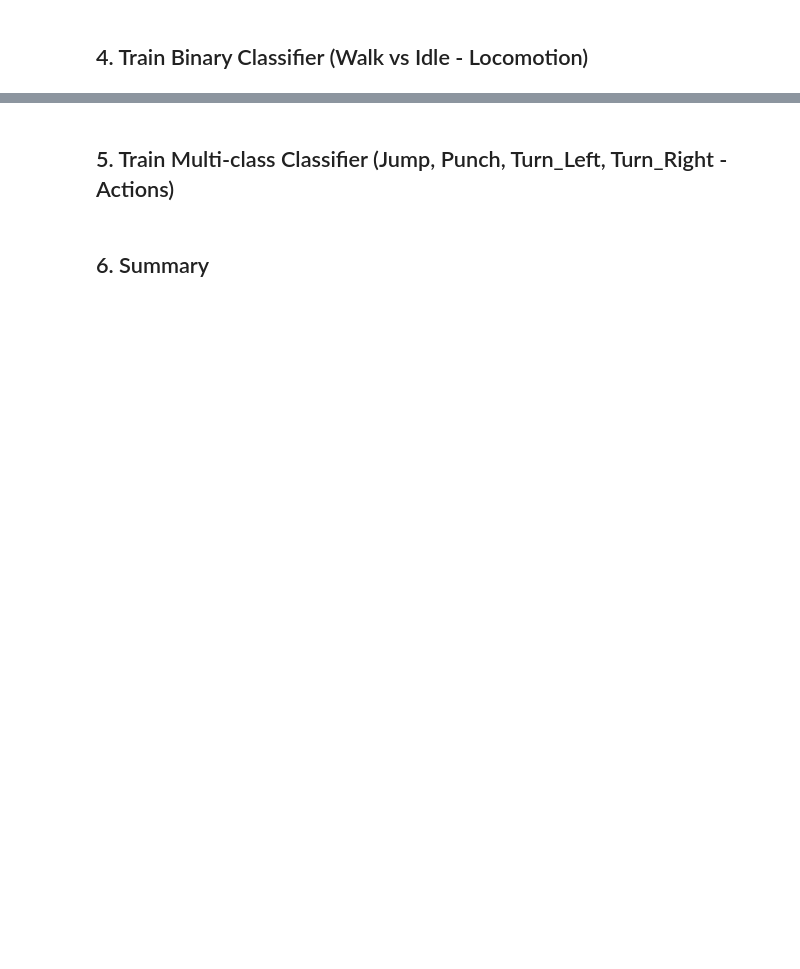
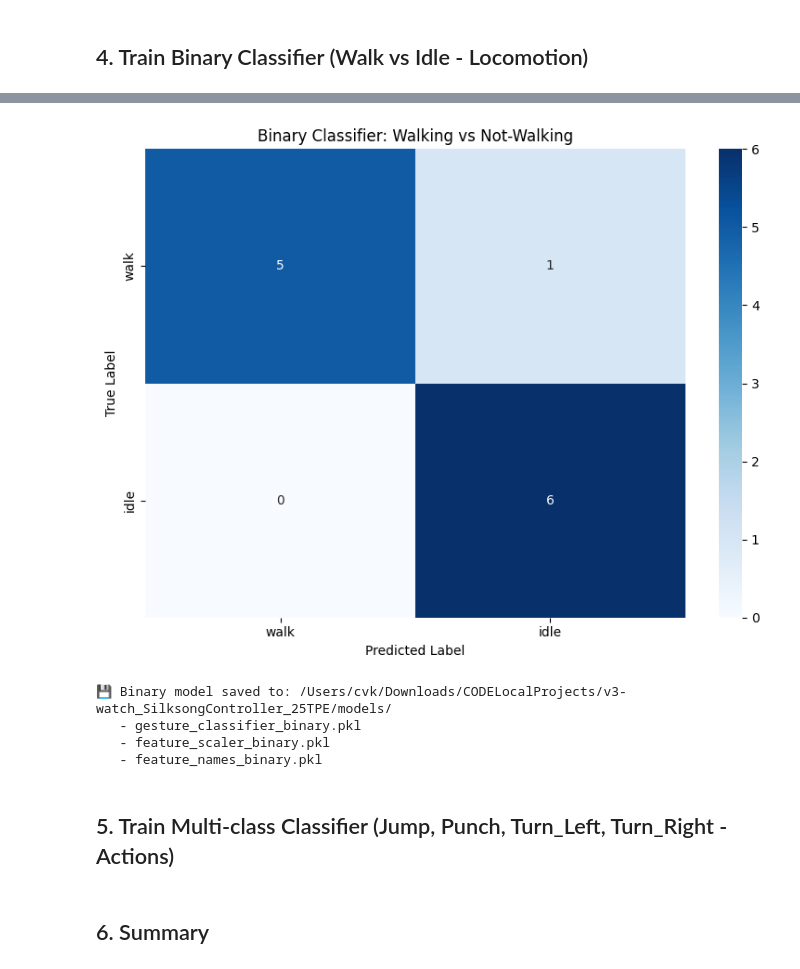
Before and after one commit to Furuta-Mototada/v3-watch_SilksongController_25TPE, a Jupyter notebook: notebooks/SVM_Local_Training.ipynb, the cells around one changed output, grey strips where cells are left out. Cells and saved outputs as stored; diff of their text form; code cells hidden in the pictures; blank space fills up the shorter version.

```diff
--- a/notebooks/SVM_Local_Training.ipynb
+++ b/notebooks/SVM_Local_Training.ipynb
@@ -58,13 +60,15 @@ RANDOM_SEED = 42
 np.random.seed(RANDOM_SEED)
 
 # Paths (adjust if needed)
-PROJECT_ROOT = Path(__file__).parent.parent if __file__ else Path.cwd().parent
+PROJECT_ROOT = Path(
+    "/Users/cvk/Downloads/CODELocalProjects/v3-watch_SilksongController_25TPE/"
+)
 DATA_DIR = PROJECT_ROOT / "data" / "organized_training"
 MODEL_OUTPUT_DIR = PROJECT_ROOT / "models"
 MODEL_OUTPUT_DIR.mkdir(exist_ok=True)
 
 # Training mode: 'BINARY', 'MULTICLASS', or 'BOTH'
-TRAINING_MODE = 'BOTH'  # Train both classifiers
+TRAINING_MODE = "BOTH"  # Train both classifiers
 
 print(f"📂 Project root: {PROJECT_ROOT}")
 print(f"📂 Data directory: {DATA_DIR}")
@@ -214,14 +238,14 @@ print("✅ Feature extraction function defined")
 # %% [markdown]
 ## 4. Train Binary Classifier (Walk vs Idle - Locomotion)
 # %%
-if TRAINING_MODE in ['BINARY', 'BOTH']:
-    print("\n" + "="*60)
+if TRAINING_MODE in ["BINARY", "BOTH"]:
+    print("\n" + "=" * 60)
     print("BINARY CLASSIFIER: Walk vs Idle (Locomotion)")
-    print("="*60 + "\n")
+    print("=" * 60 + "\n")
 
     # Load binary data
     binary_path = DATA_DIR / "binary_classification"
-    binary_gestures = ['walk', 'idle']
+    binary_gestures = ["walk", "idle"]
 
     print("Loading binary classification data...")
     binary_data = load_gesture_data(binary_path, binary_gestures)
@@ -258,10 +282,11 @@ if TRAINING_MODE in ['BINARY', 'BOTH']:
 
     # Split data
     X_train_b, X_test_b, y_train_b, y_test_b = train_test_split(
-        X_binary_df, y_binary,
+        X_binary_df,
+        y_binary,
         test_size=0.2,
         random_state=RANDOM_SEED,
-        stratify=y_binary
+        stratify=y_binary,
     )
 
     # Scale features
@@ -275,11 +300,7 @@ if TRAINING_MODE in ['BINARY', 'BOTH']:
     # Train SVM
     print("\nTraining SVM (this may take 2-5 minutes)...")
     svm_binary = SVC(
-        kernel='rbf',
-        C=1.0,
-        gamma='scale',
-        random_state=RANDOM_SEED,
-        probability=True
+        kernel="rbf", C=1.0, gamma="scale", random_state=RANDOM_SEED, probability=True
     )
     svm_binary.fit(X_train_b_scaled, y_train_b)
 
@@ -301,28 +322,46 @@ if TRAINING_MODE in ['BINARY', 'BOTH']:
     # Confusion matrix
     cm_b = confusion_matrix(y_test_b, y_pred_b)
     plt.figure(figsize=(8, 6))
-    sns.heatmap(cm_b, annot=True, fmt='d', cmap='Blues',
-                xticklabels=binary_gestures, yticklabels=binary_gestures)
-    plt.title('Binary Classifier: Walking vs Not-Walking')
-    plt.ylabel('True Label')
-    plt.xlabel('Predicted Label')
+    sns.heatmap(
+        cm_b,
+        annot=True,
+        fmt="d",
+        cmap="Blues",
+        xticklabels=binary_gestures,
+        yticklabels=binary_gestures,
+    )
+    plt.title("Binary Classifier: Walking vs Not-Walking")
+    plt.ylabel("True Label")
+    plt.xlabel("Predicted Label")
     plt.tight_layout()
-    plt.savefig(MODEL_OUTPUT_DIR / 'binary_confusion_matrix.png', dpi=300)
-    print(f"\n💾 Confusion matrix saved to: {MODEL_OUTPUT_DIR / 'binary_confusion_matrix.png'}")
+    plt.savefig(MODEL_OUTPUT_DIR / "binary_confusion_matrix.png", dpi=300)
+    print(
+        f"\n💾 Confusion matrix saved to: {MODEL_OUTPUT_DIR / 'binary_confusion_matrix.png'}"
+    )
     plt.show()
 
     # Save model
     timestamp = datetime.now().strftime("%Y%m%d_%H%M%S")
-    joblib.dump(svm_binary, MODEL_OUTPUT_DIR / f"gesture_classifier_binary_{timestamp}.pkl")
-    joblib.dump(scaler_binary, MODEL_OUTPUT_DIR / f"feature_scaler_binary_{timestamp}.pkl")
-    joblib.dump(list(X_binary_df.columns), MODEL_OUTPUT_DIR / f"feature_names_binary_{timestamp}.pkl")
+    joblib.dump(
+        svm_binary, MODEL_OUTPUT_DIR / f"gesture_classifier_binary_{timestamp}.pkl"
+    )
+    joblib.dump(
+        scaler_binary, MODEL_OUTPUT_DIR / f"feature_scaler_binary_{timestamp}.pkl"
+    )
+    joblib.dump(
+        list(X_binary_df.columns),
+        MODEL_OUTPUT_DIR / f"feature_names_binary_{timestamp}.pkl",
+    )
 
     # Also save as default names (for easy loading)
     joblib.dump(svm_binary, MODEL_OUTPUT_DIR / "gesture_classifier_binary.pkl")
     joblib.dump(scaler_binary, MODEL_OUTPUT_DIR / "feature_scaler_binary.pkl")
-    joblib.dump(list(X_binary_df.columns), MODEL_OUTPUT_DIR / "feature_names_binary.pkl")
+    joblib.dump(
+        list(X_binary_df.columns), MODEL_OUTPUT_DIR / "feature_names_binary.pkl"
+    )
 
     print(f"\n💾 Binary model saved to: {MODEL_OUTPUT_DIR}/")
     print(f"   - gesture_classifier_binary.pkl")
     print(f"   - feature_scaler_binary.pkl")
     print(f"   - feature_names_binary.pkl")
+# %% [output]
@@ -329,3 +385,8 @@ if TRAINING_MODE in ['BINARY', 'BOTH']:
+[figure, added]
+💾 Binary model saved to: /Users/cvk/Downloads/CODELocalProjects/v3-watch_SilksongController_25TPE/models/
+   - gesture_classifier_binary.pkl
+   - feature_scaler_binary.pkl
+   - feature_names_binary.pkl
 # %% [markdown]
 ## 5. Train Multi-class Classifier (Jump, Punch, Turn_Left, Turn_Right - Actions)
 # %%
```
Also changed, not shown: parts of 7 cells of this notebook, 38 other files.
